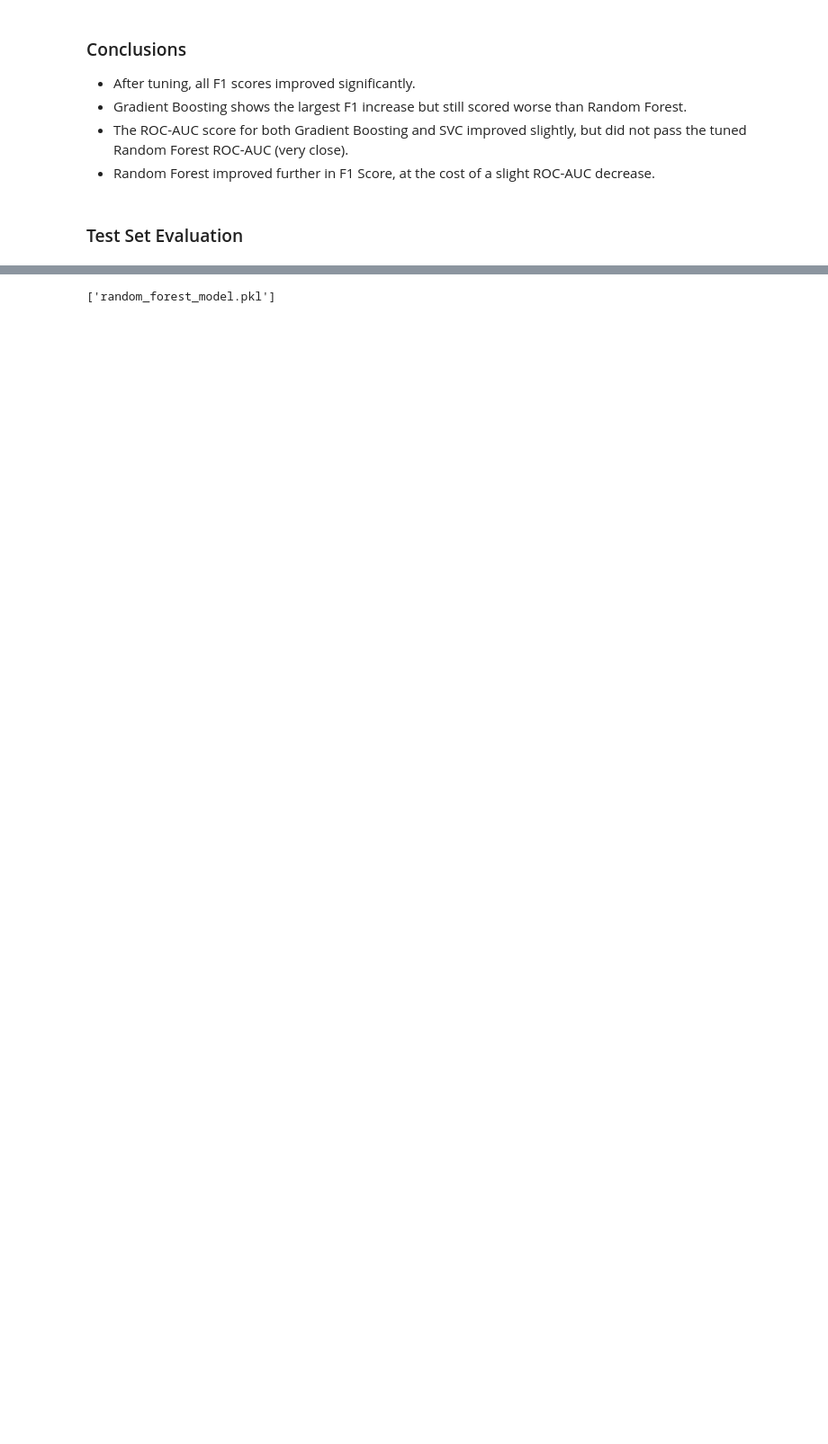
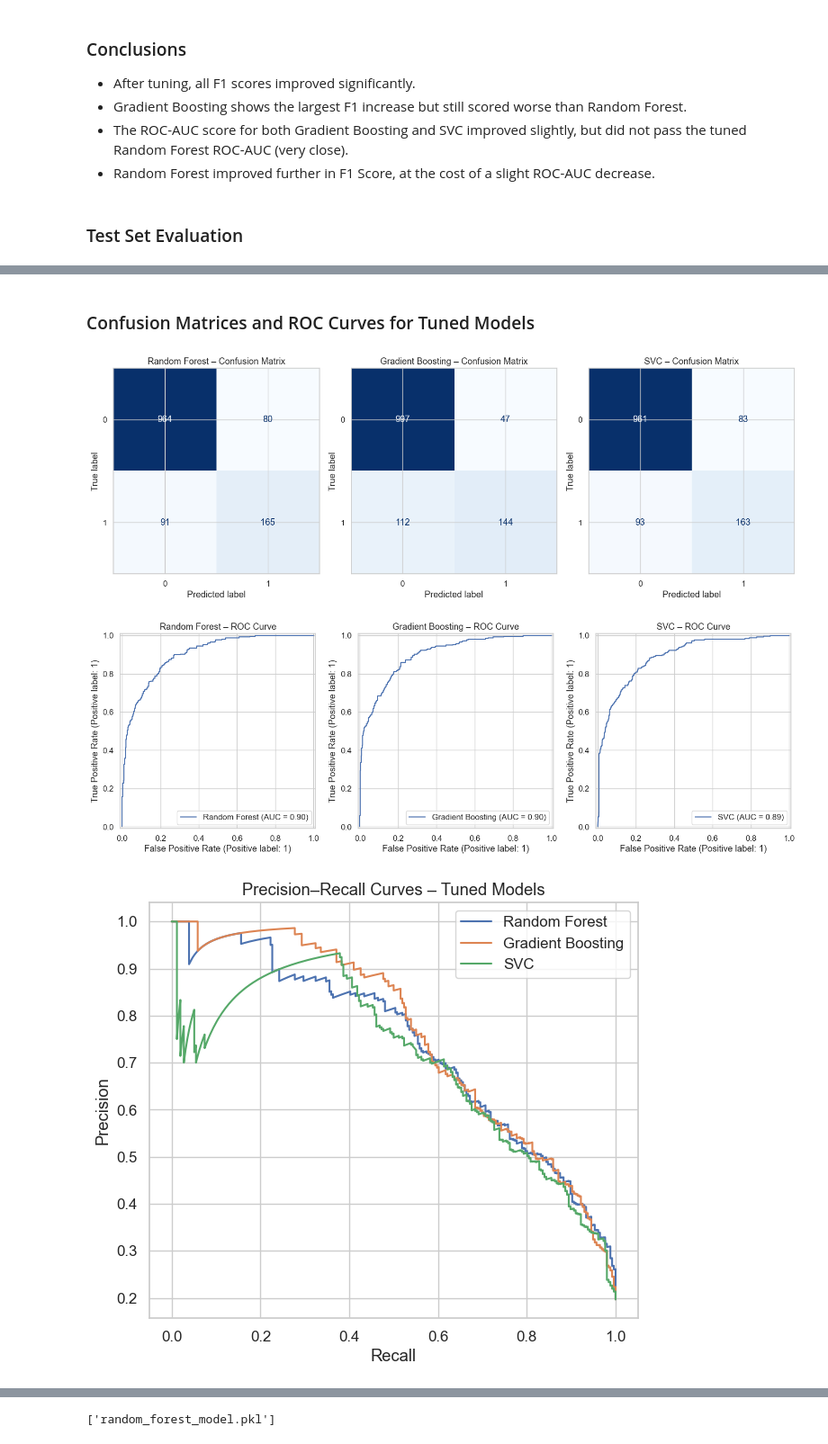
Before and after one commit to filipzekovich/Wine_ML_Lifecycle, a Jupyter notebook: 3_ModelSelection.ipynb, the cells around one changed output, grey strips where cells are left out. Shown at 90% size. Cells and saved outputs as stored; diff of their text form; code cells hidden in the pictures; blank space fills up the shorter version.

```diff
--- a/3_ModelSelection.ipynb
+++ b/3_ModelSelection.ipynb
@@ -396,0 +428,41 @@ This is a common effect: CV estimates are slightly conservative, while the test
+# %% [markdown]
+### Confusion Matrices and ROC Curves for Tuned Models
+# %%
+# Models to visualize
+final_models = {
+    "Random Forest": rf_search.best_estimator_,
+    "Gradient Boosting": gb_search.best_estimator_,
+    "SVC": svc_search.best_estimator_
+}
+
+# Confusion Matrices
+fig, axes = plt.subplots(1, 3, figsize=(15, 5))
+for ax, (name, model) in zip(axes, final_models.items()):
+    ConfusionMatrixDisplay.from_estimator(model, X_test, y_test, ax=ax, cmap="Blues", colorbar=False)
+    ax.set_title(f"{name} – Confusion Matrix")
+plt.tight_layout()
+plt.show()
+
+# ROC Curves
+fig, axes = plt.subplots(1, 3, figsize=(15, 5))
+for ax, (name, model) in zip(axes, final_models.items()):
+    RocCurveDisplay.from_estimator(model, X_test, y_test, ax=ax, name=name)
+    ax.set_title(f"{name} – ROC Curve")
+plt.tight_layout()
+plt.show()
+
+# Optional: Precision–Recall Curves
+plt.figure(figsize=(7,6))
+for name, model in final_models.items():
+    y_proba = model.predict_proba(X_test)[:, 1]
+    prec, rec, _ = precision_recall_curve(y_test, y_proba)
+    plt.plot(rec, prec, label=name)
+plt.title("Precision–Recall Curves – Tuned Models")
+plt.xlabel("Recall")
+plt.ylabel("Precision")
+plt.legend()
+plt.show()
+# %% [output]
+[figure, added]
+[figure, added]
+[figure, added]
```
Also changed, not shown: parts of 14 cells of this notebook.
